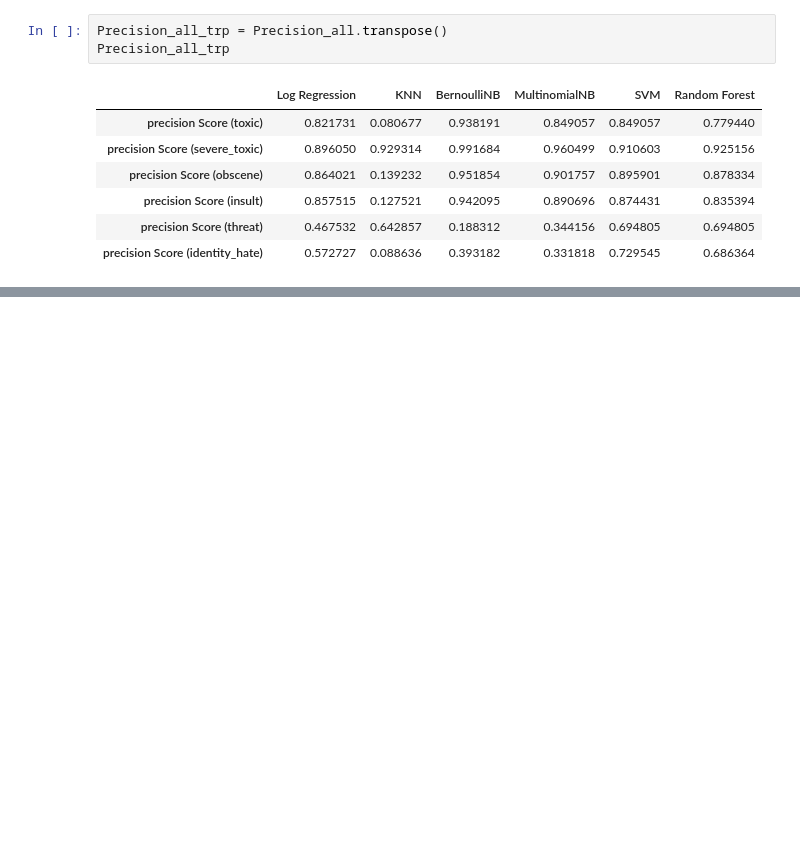
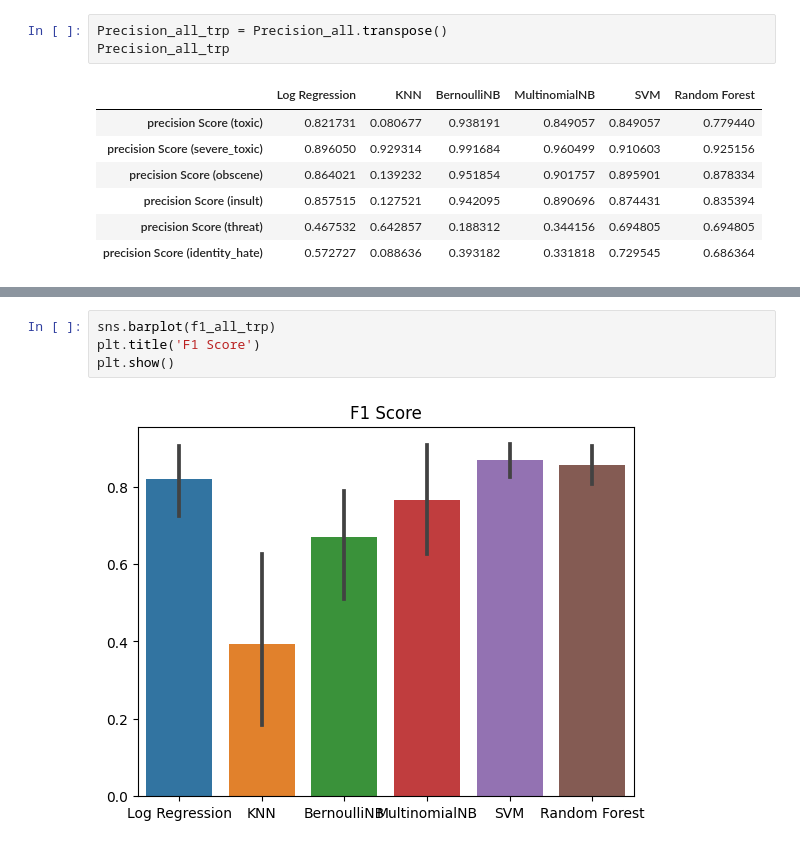
Before and after one commit to rohan-singh987/commentToxicityAnalyzer-ML, a Jupyter notebook: Comment Toxicity Classifier.ipynb, the cells around one changed output, grey strips where cells are left out. Drawn from its saved outputs; the diff is of its cells as text; blank space fills up the shorter version.

```diff
--- a/Comment Toxicity Classifier.ipynb
+++ b/Comment Toxicity Classifier.ipynb
@@ -572,0 +634,6 @@ Precision_all_trp
+# %%
+sns.barplot(f1_all_trp)
+plt.title('F1 Score')
+plt.show()
+# %% [output]
+[figure, added]
```
Also changed, not shown: parts of 12 cells of this notebook.
